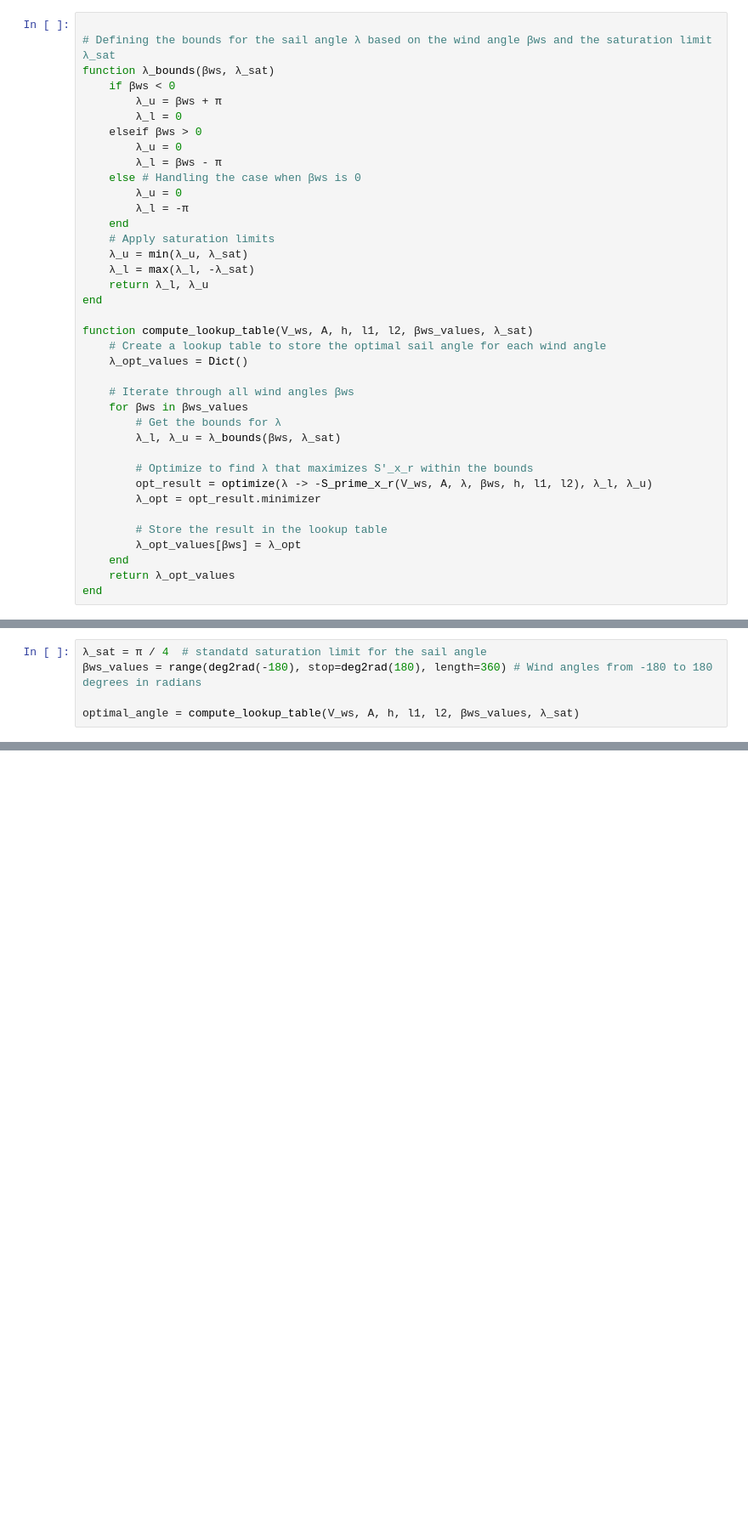
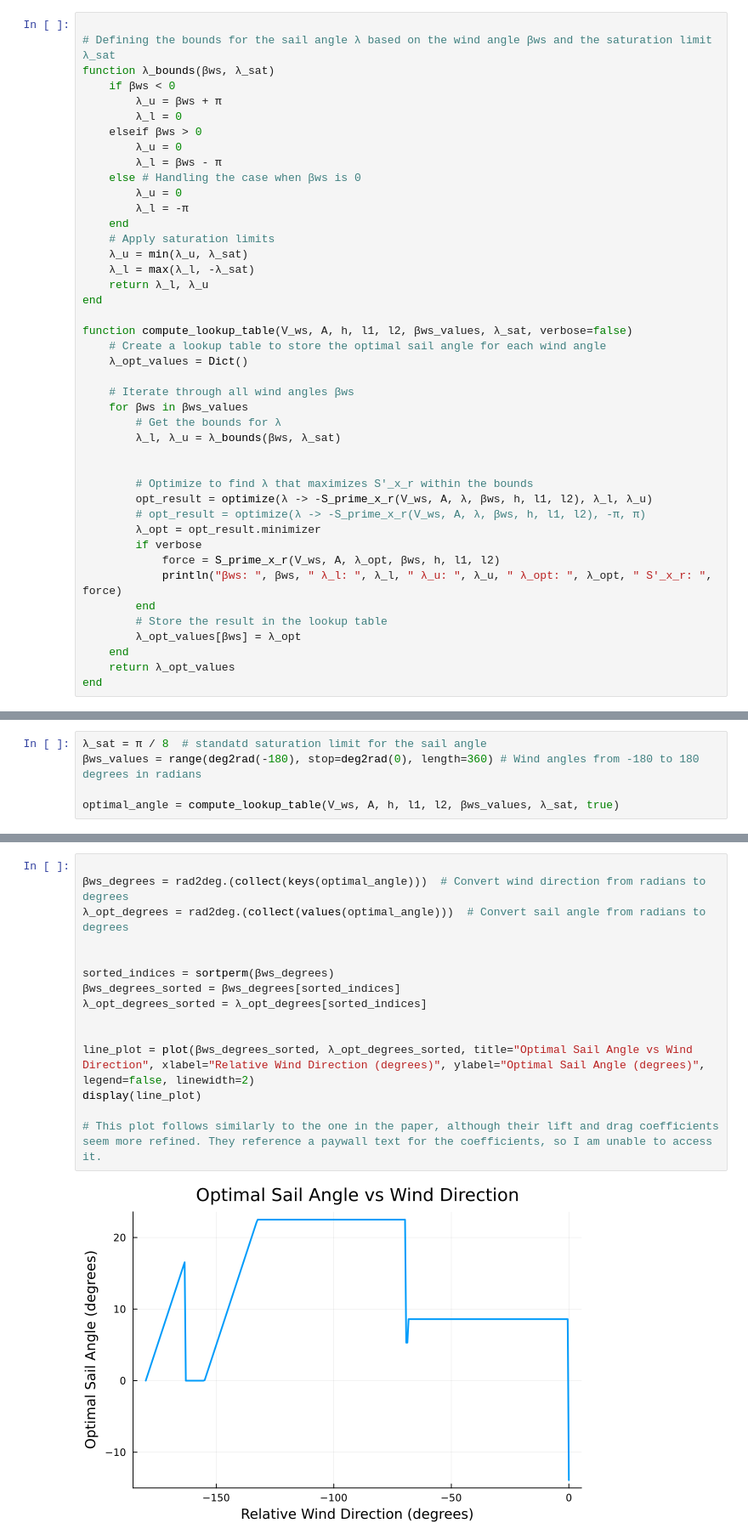
Before and after one commit to taerugh/OptimalSailboat, a Jupyter notebook: optimal_lookup.ipynb, the cells around one changed output, grey strips where cells are left out. Shown at 85% size. Drawn from its saved outputs; the diff is of its cells as text; blank space fills up the shorter version.

Commit message:
optimal angle lookup computed

```diff
--- a/optimal_lookup.ipynb
+++ b/optimal_lookup.ipynb
@@ -127,7 +148,7 @@ function λ_bounds(βws, λ_sat)
     return λ_l, λ_u
 end
 
-function compute_lookup_table(V_ws, A, h, l1, l2, βws_values, λ_sat)
+function compute_lookup_table(V_ws, A, h, l1, l2, βws_values, λ_sat, verbose=false)
     # Create a lookup table to store the optimal sail angle for each wind angle
     λ_opt_values = Dict()
 
@@ -136,10 +157,15 @@ function compute_lookup_table(V_ws, A, h, l1, l2, βws_values, λ_sat)
         # Get the bounds for λ
         λ_l, λ_u = λ_bounds(βws, λ_sat)
 
+
         # Optimize to find λ that maximizes S'_x_r within the bounds
         opt_result = optimize(λ -> -S_prime_x_r(V_ws, A, λ, βws, h, l1, l2), λ_l, λ_u)
+        # opt_result = optimize(λ -> -S_prime_x_r(V_ws, A, λ, βws, h, l1, l2), -π, π)
         λ_opt = opt_result.minimizer
-
+        if verbose
+            force = S_prime_x_r(V_ws, A, λ_opt, βws, h, l1, l2)
+            println("βws: ", βws, " λ_l: ", λ_l, " λ_u: ", λ_u, " λ_opt: ", λ_opt, " S'_x_r: ", force)
+        end
         # Store the result in the lookup table
         λ_opt_values[βws] = λ_opt
     end
@@ -150,6 +176,6 @@ compute_lookup_table (generic function with 3 methods)
 # %%
-λ_sat = π / 4  # standatd saturation limit for the sail angle
-βws_values = range(deg2rad(-180), stop=deg2rad(180), length=360) # Wind angles from -180 to 180 degrees in radians
+λ_sat = π / 8  # standatd saturation limit for the sail angle
+βws_values = range(deg2rad(-180), stop=deg2rad(0), length=360) # Wind angles from -180 to 180 degrees in radians
 
-optimal_angle = compute_lookup_table(V_ws, A, h, l1, l2, βws_values, λ_sat)
+optimal_angle = compute_lookup_table(V_ws, A, h, l1, l2, βws_values, λ_sat, true)
 # %% [output]
@@ -172,0 +216,17 @@ Dict{Any, Any} with 360 entries:
+# %%
+
+βws_degrees = rad2deg.(collect(keys(optimal_angle)))  # Convert wind direction from radians to degrees
+λ_opt_degrees = rad2deg.(collect(values(optimal_angle)))  # Convert sail angle from radians to degrees
+
+
+sorted_indices = sortperm(βws_degrees)
+βws_degrees_sorted = βws_degrees[sorted_indices]
+λ_opt_degrees_sorted = λ_opt_degrees[sorted_indices]
+
+
+line_plot = plot(βws_degrees_sorted, λ_opt_degrees_sorted, title="Optimal Sail Angle vs Wind Direction", xlabel="Relative Wind Direction (degrees)", ylabel="Optimal Sail Angle (degrees)", legend=false, linewidth=2)
+display(line_plot)
+
+# This plot follows similarly to the one in the paper, although their lift and drag coefficients seem more refined. They reference a paywall text for the coefficients, so I am unable to access it.
+# %% [output]
+[figure, added]
```
Also changed, not shown: parts of 6 cells of this notebook.
